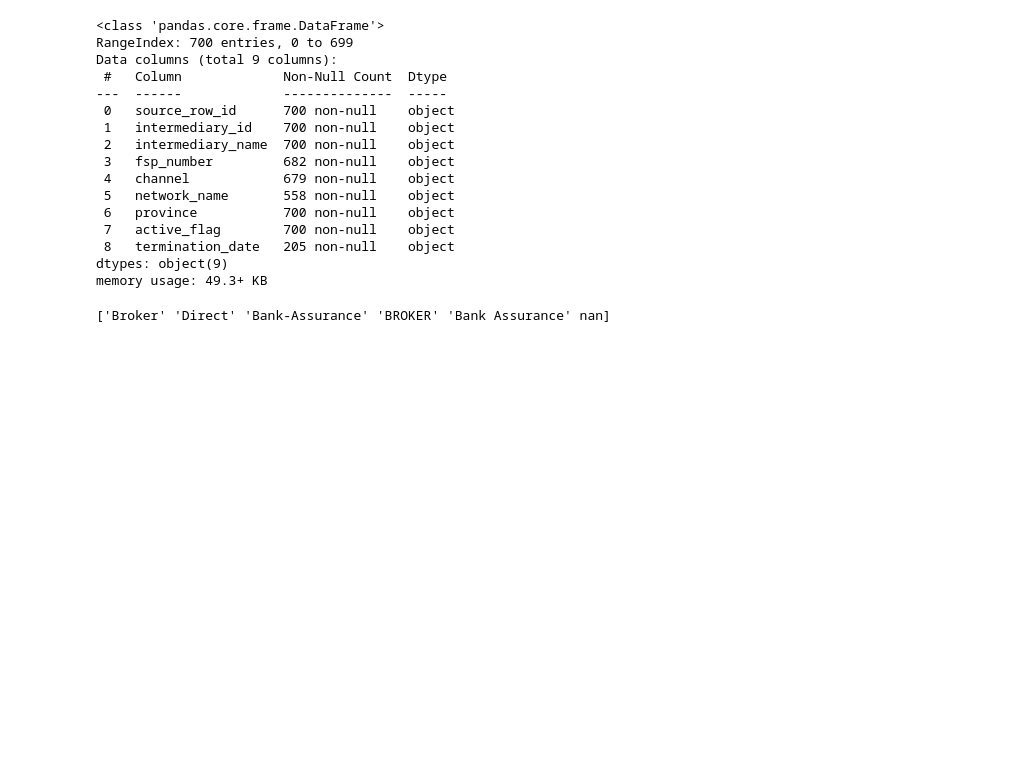
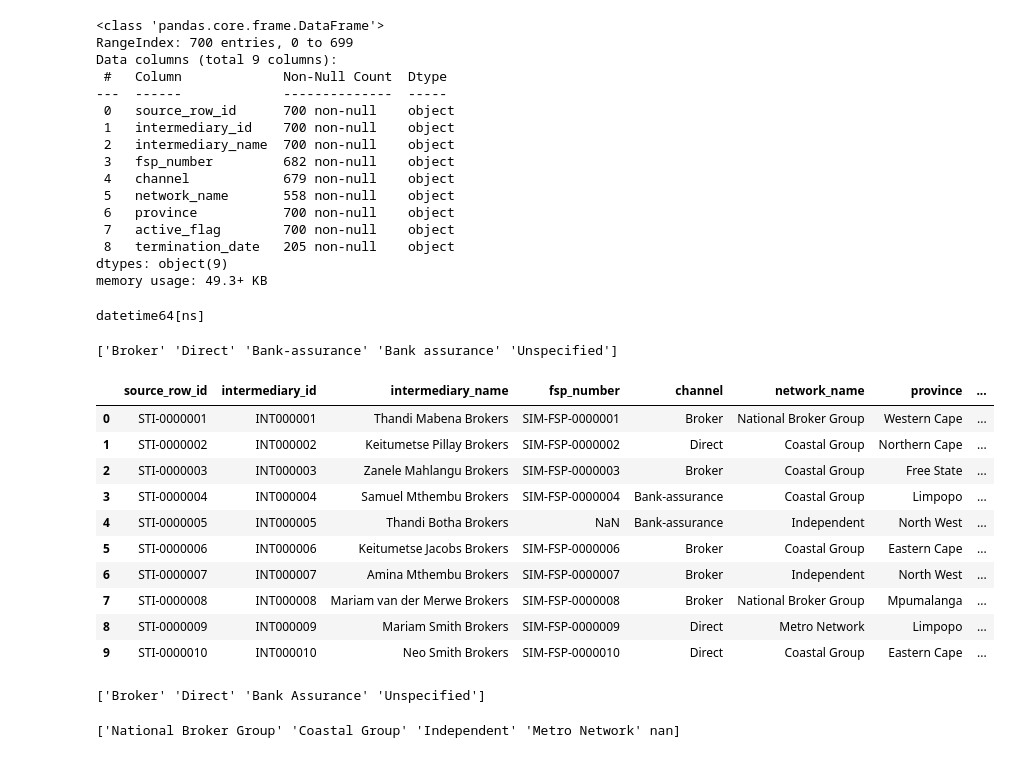
Before and after one commit to SumiK2001/https---github.com-SumiK2001-Santam-Final-Project, a Jupyter notebook: Untitled46.ipynb, the cells around one changed output. Saved outputs shown, nothing was run; the diff lists cells and outputs as text; code cells hidden in the pictures; blank space fills up the shorter version.

```diff
--- a/Untitled46.ipynb
+++ b/Untitled46.ipynb
@@ -205,3 +205,35 @@ Data columns (total 9 columns):
  8   termination_date   205 non-null    object
 dtypes: object(9)
 memory usage: 49.3+ KB
+# %%
+# Change data type of termination_date column to datetime:
+data["termination_date"] = pd.to_datetime(
+    data["termination_date"],
+    errors="coerce"
+)
+
+print(data["termination_date"].dtype)
+# %% [output]
+datetime64[ns]
+# %%
+# Check unique values in 'Channel' column:
+print(data["channel"].unique())
+# %% [output]
+['Broker' 'Direct' 'Bank-assurance' 'Bank assurance' 'Unspecified']
+# %%
+# Capitalise data in 'channel' column:
+data["channel"] = data["channel"].str.capitalize()
+# %%
+data.head(10)
+# %% [output]
+|  | source_row_id | intermediary_id | intermediary_name | fsp_number | channel | network_name | province | ... |
+| 0 | STI-0000001 | INT000001 | Thandi Mabena Brokers | SIM-FSP-0000001 | Broker | National Broker Group | Western Cape | ... |
+| 1 | STI-0000002 | INT000002 | Keitumetse Pillay Brokers | SIM-FSP-0000002 | Direct | Coastal Group | Northern Cape | ... |
+| 2 | STI-0000003 | INT000003 | Zanele Mahlangu Brokers | SIM-FSP-0000003 | Broker | Coastal Group | Free State | ... |
+| 3 | STI-0000004 | INT000004 | Samuel Mthembu Brokers | SIM-FSP-0000004 | Bank-assurance | Coastal Group | Limpopo | ... |
+| 4 | STI-0000005 | INT000005 | Thandi Botha Brokers | NaN | Bank-assurance | Independent | North West | ... |
+| 5 | STI-0000006 | INT000006 | Keitumetse Jacobs Brokers | SIM-FSP-0000006 | Broker | Coastal Group | Eastern Cape | ... |
+| 6 | STI-0000007 | INT000007 | Amina Mthembu Brokers | SIM-FSP-0000007 | Broker | Independent | North West | ... |
+| 7 | STI-0000008 | INT000008 | Mariam van der Merwe Brokers | SIM-FSP-0000008 | Broker | National Broker Group | Mpumalanga | ... |
+| 8 | STI-0000009 | INT000009 | Mariam Smith Brokers | SIM-FSP-0000009 | Direct | Metro Network | Limpopo | ... |
+| 9 | STI-0000010 | INT000010 | Neo Smith Brokers | SIM-FSP-0000010 | Direct | Coastal Group | Eastern Cape | ... |
@@ -208,4 +243,11 @@ memory usage: 49.3+ KB
+# %%
+# Replace 'Bank-Assurance' to 'Bank Assurance' in 'Channel':
+data['channel'] = data['channel'].replace('Bank assurance','Bank Assurance')
+
+print(data["channel"].unique())
+# %% [output]
+['Broker' 'Direct' 'Bank Assurance' 'Unspecified']
 # %%
-print(data["channel"].unique())
+print(data["network_name"].unique())
 # %% [output]
-['Broker' 'Direct' 'Bank-Assurance' 'BROKER' 'Bank Assurance' nan]
+['National Broker Group' 'Coastal Group' 'Independent' 'Metro Network' nan]
```
Also changed, not shown: parts of 2 cells of this notebook.
